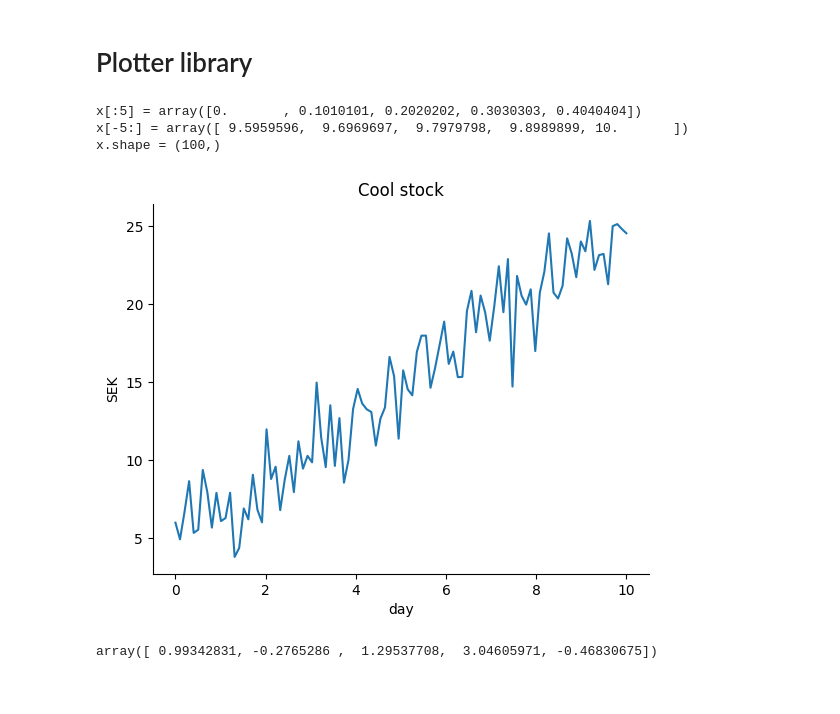
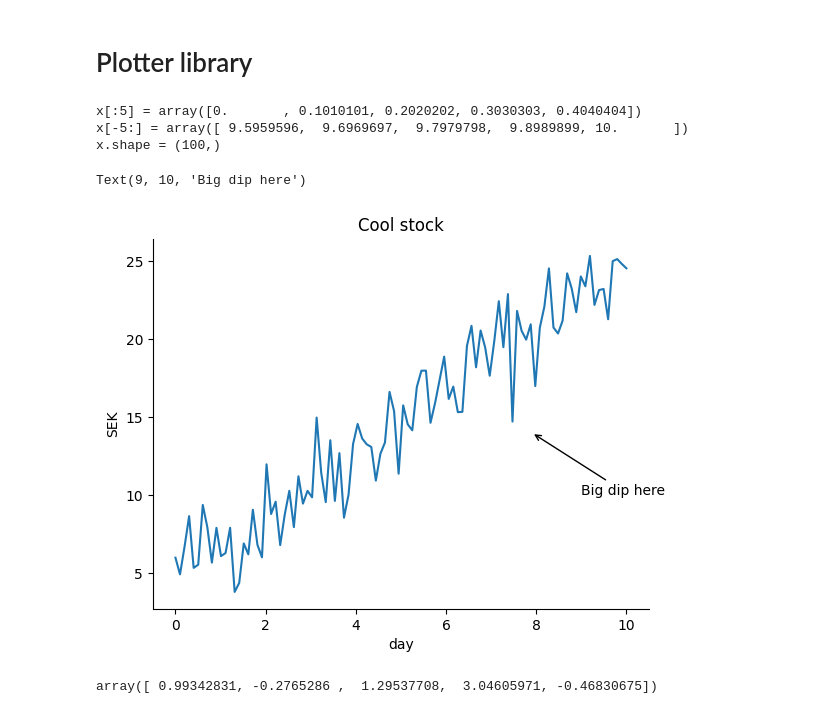
Before and after one commit to Db-Lau/python_code_along_DE25, a Jupyter notebook: exercises/exercise6/ex6_3.ipynb, the cells around one changed output. Drawn from its saved outputs; the diff is of its cells as text; code cells hidden in the pictures.

Commit message:
draw arrow

```diff
--- a/exercises/exercise6/ex6_3.ipynb
+++ b/exercises/exercise6/ex6_3.ipynb
@@ -3,25 +3,27 @@
 # %%
 import numpy as np
 import matplotlib.pyplot as plt
 
 np.random.seed(42)
 x = np.linspace(0, 10, 100)
 y = 2 * x + 5 + np.random.normal(0, 2, size=len(x))
 
 print(f"{x[:5] = }")
 print(f"{x[-5:] = }")
 print(f"{x.shape = }")
 
 fig, ax = plt.subplots(1)
 
 ax.plot(x, y)
 ax.set(title = "Cool stock", xlabel = "day", ylabel = "SEK")
 ax.spines[["top", "right"]].set_visible(False)
+ax.annotate("Big dip here", xytext = (9,10), xy=(7.9,14), arrowprops={"arrowstyle": "->"})
 # %% [output]
 x[:5] = array([0.       , 0.1010101, 0.2020202, 0.3030303, 0.4040404])
 x[-5:] = array([ 9.5959596,  9.6969697,  9.7979798,  9.8989899, 10.       ])
 x.shape = (100,)
+Text(9, 10, 'Big dip here')
-[figure, old version]
+[figure, new version]
 # %%
 np.random.seed(42)
 np.random.normal(0, 2, size = 5)
```
